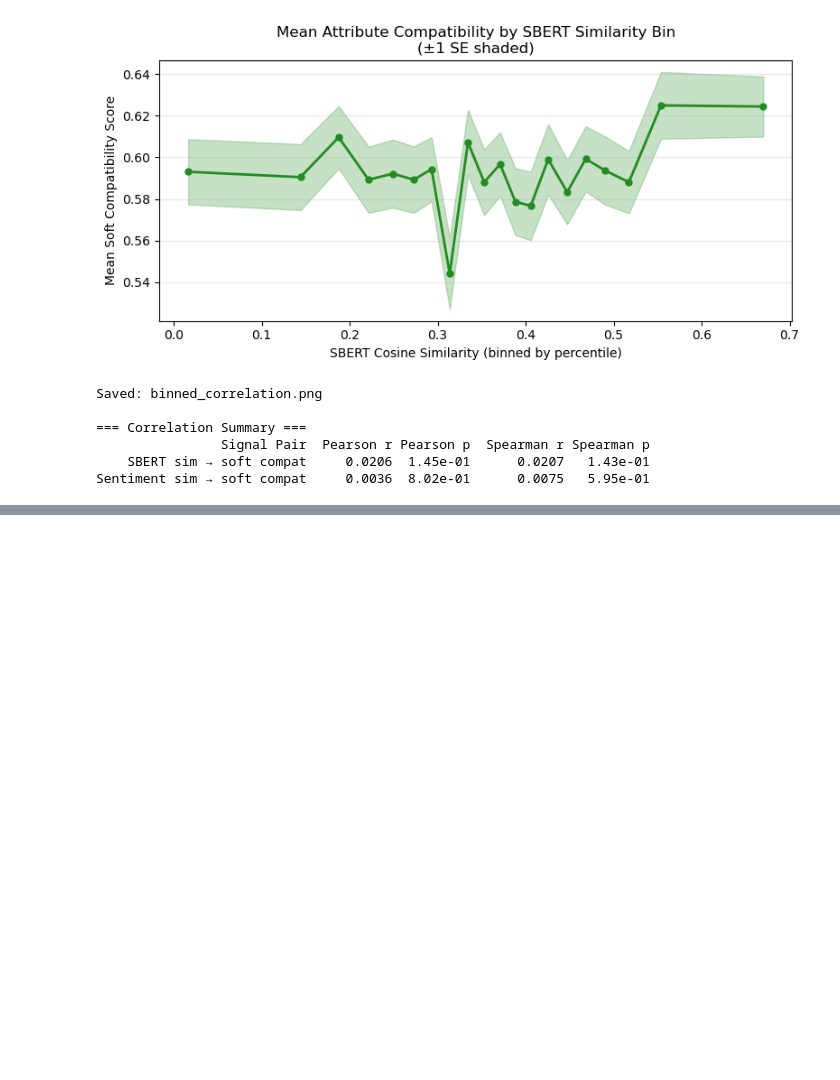
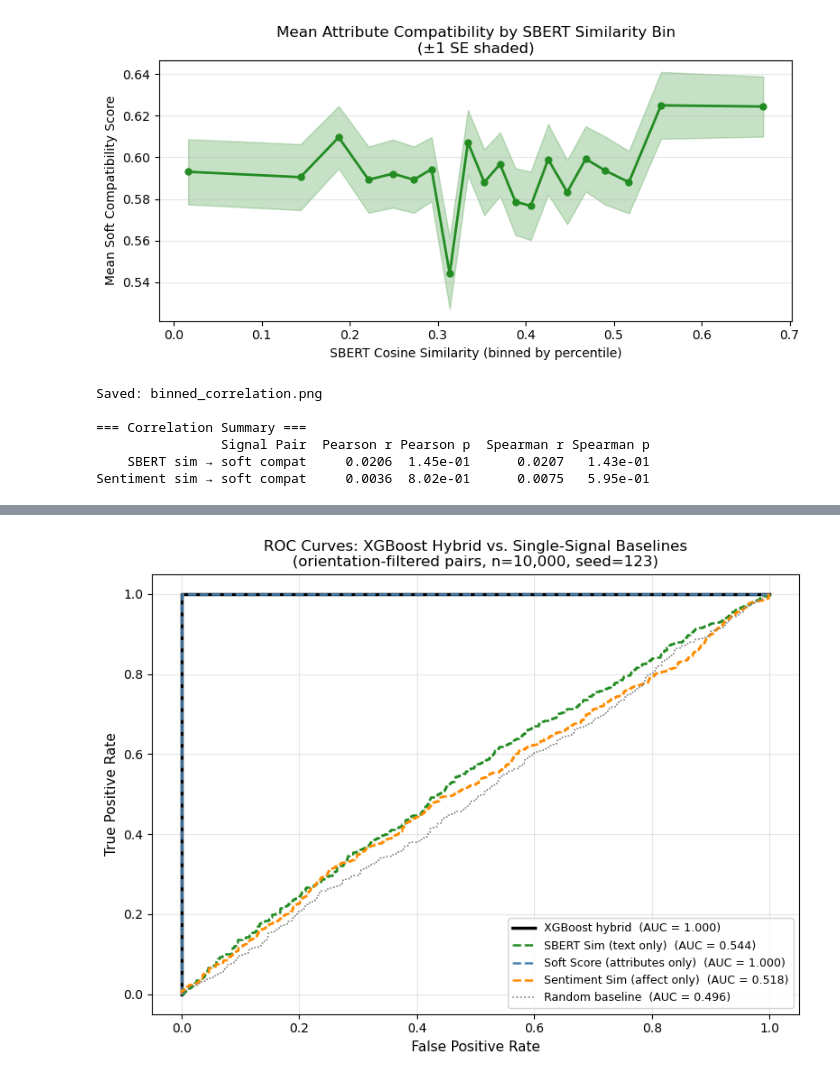
Before and after one commit to TK-71421/DatingProfileReccomender, a Jupyter notebook: cross_signal_correlation.ipynb, the cells around one changed output, grey strips where cells are left out. Saved outputs shown, nothing was run; the diff lists cells and outputs as text; code cells hidden in the pictures; blank space fills up the shorter version.

Commit message:
XGBoost model + final touches for final report

```diff
--- a/cross_signal_correlation.ipynb
+++ b/cross_signal_correlation.ipynb
@@ -924,0 +1718,88 @@ Sentiment sim → soft compat     0.0036  8.02e-01      0.0075   5.95e-01
+# %%
+# ============================================================
+# STAGE 4: XGBoost Feature Importance
+#
+# Shows which of the three signals XGBoost weighted most
+# heavily. Expected finding: soft_score will likely dominate
+# because it directly encodes the label definition.
+# SBERT and sentiment contributions show whether text signals
+# add anything on top of attribute compatibility.
+#
+# This mirrors the feature importance plot in Experiment B
+# and is reported the same way.
+# ============================================================
+
+importances = xgb_model.feature_importances_
+importance_df = pd.DataFrame({
+    'Feature':    feature_cols,
+    'Importance': importances
+}).sort_values('Importance', ascending=False)
+
+print("\n=== XGBoost Feature Importances ===")
+print(importance_df.to_string(index=False))
+
+
+# ============================================================
+# VISUALIZATION 1: ROC Curves — All Models
+#
+# One panel showing all five ROC curves together.
+# This is the primary result figure for the report.
+# ============================================================
+
+fig, ax = plt.subplots(figsize=(8, 6))
+
+# Color palette consistent with your earlier plots
+palette = {
+    'XGBoost (hybrid)':            'black',
+    'Soft Score (attributes only)': 'steelblue',
+    'SBERT Sim (text only)':       'forestgreen',
+    'Sentiment Sim (affect only)': 'darkorange',
+    'Random Baseline':             'gray',
+}
+
+linestyles = {
+    'XGBoost (hybrid)':            '-',
+    'Soft Score (attributes only)': '--',
+    'SBERT Sim (text only)':       '--',
+    'Sentiment Sim (affect only)': '--',
+    'Random Baseline':             ':',
+}
+
+# XGBoost
+fpr, tpr, _ = roc_curve(y_test, y_prob_xgb)
+ax.plot(fpr, tpr,
+        color=palette['XGBoost (hybrid)'],
+        lw=2.5,
+        linestyle=linestyles['XGBoost (hybrid)'],
+        label=f"XGBoost hybrid  (AUC = {auc_xgb:.3f})")
+
+# Single-signal baselines
+for name, col_idx in signal_cols.items():
+    fpr_b, tpr_b, _ = roc_curve(y_test, X_test[:, col_idx])
+    auc_b = auc_baselines[name]
+    ax.plot(fpr_b, tpr_b,
+            color=palette[name],
+            lw=1.8,
+            linestyle=linestyles[name],
+            label=f"{name}  (AUC = {auc_b:.3f})")
+
+# Random baseline
+fpr_r, tpr_r, _ = roc_curve(y_test, y_prob_random)
+ax.plot(fpr_r, tpr_r,
+        color=palette['Random Baseline'],
+        lw=1.2,
+        linestyle=linestyles['Random Baseline'],
+        label=f"Random baseline  (AUC = {auc_random:.3f})")
+
+ax.set_xlabel('False Positive Rate', fontsize=11)
+ax.set_ylabel('True Positive Rate', fontsize=11)
+ax.set_title('ROC Curves: XGBoost Hybrid vs. Single-Signal Baselines\n'
+             '(orientation-filtered pairs, n=10,000, seed=123)', fontsize=12)
+ax.legend(fontsize=9, loc='lower right')
+ax.grid(alpha=0.3)
+
+plt.tight_layout()
+plt.savefig('xgb_roc_curves.png', dpi=150, bbox_inches='tight')
+plt.show()
+print("Saved: xgb_roc_curves.png")
+# %% [output]
@@ -924,0 +1811 @@ Sentiment sim → soft compat     0.0036  8.02e-01      0.0075   5.95e-01
+[figure, added]
```
Also changed, not shown: parts of 16 cells of this notebook, 1 other file.
